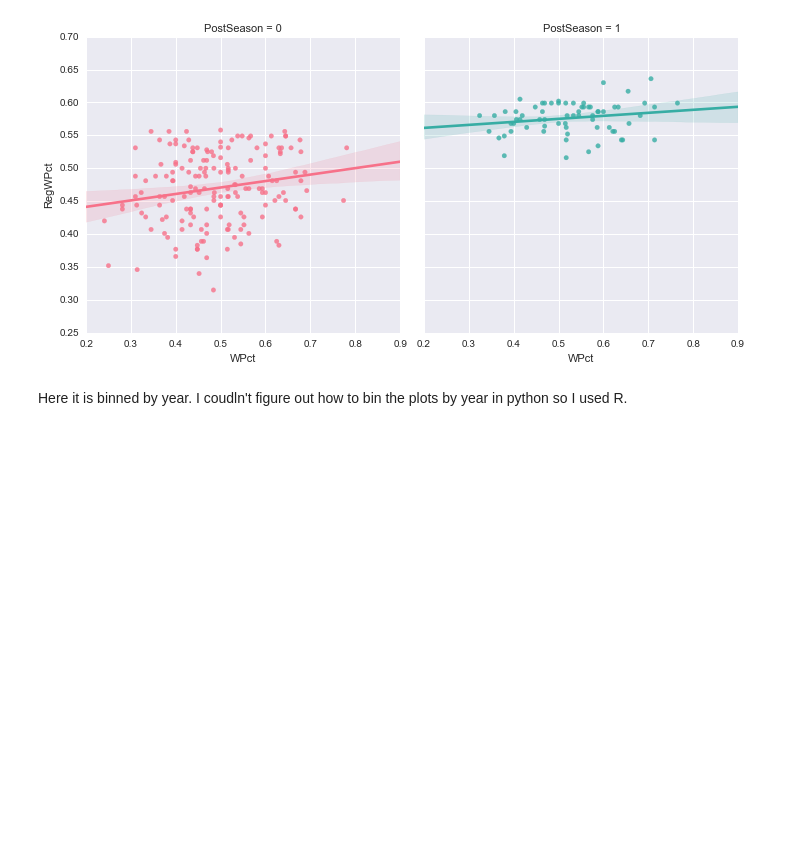
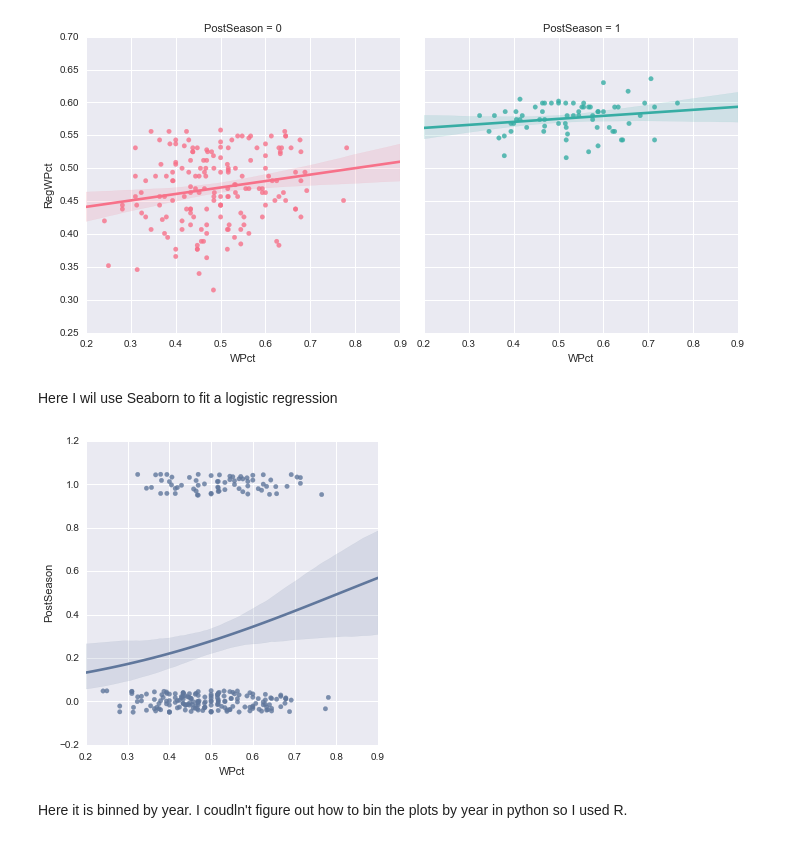
Before and after one commit to mgolafshar/baseball_project, a Jupyter notebook: Baseball Analysis.ipynb, the cells around one changed output. Cells and saved outputs as stored; diff of their text form; code cells hidden in the pictures; blank space fills up the shorter version.

```diff
--- a/Baseball Analysis.ipynb
+++ b/Baseball Analysis.ipynb
@@ -49,7 +49,7 @@ Response variable = postSeason #did they make the play offs? (1=YES, 0=NO)
 Input variables = WPct, R, H, RBI, AVG, OBP, SLG, OPS
 Group By = League
 # %%
-baseball = pd.read_csv("baseball.csv")
+baseball = pd.read_csv("https://raw.githubusercontent.com/mgolafshar/baseball_project/master/data/baseball.csv")
 # %%
 baseball
 # %% [output]
@@ -173,6 +175,12 @@ sns.lmplot("WPct", "RegWPct", bb, col="PostSeason", hue="PostSeason")
 <seaborn.axisgrid.FacetGrid at 0x...>
 [figure]
 [figure]
+# %% [markdown]
+Here I wil use Seaborn to fit a logistic regression
+# %%
+sns.lmplot("WPct", "PostSeason", bb, y_jitter=.05, logistic=True);
+# %% [output]
+[figure, added]
 # %% [markdown]
 Here it is binned by year. I coudln't figure out how to bin the plots by year in python so I used R.
 # %%
```
Also changed, not shown: parts of 3 cells of this notebook, 1 other file.
